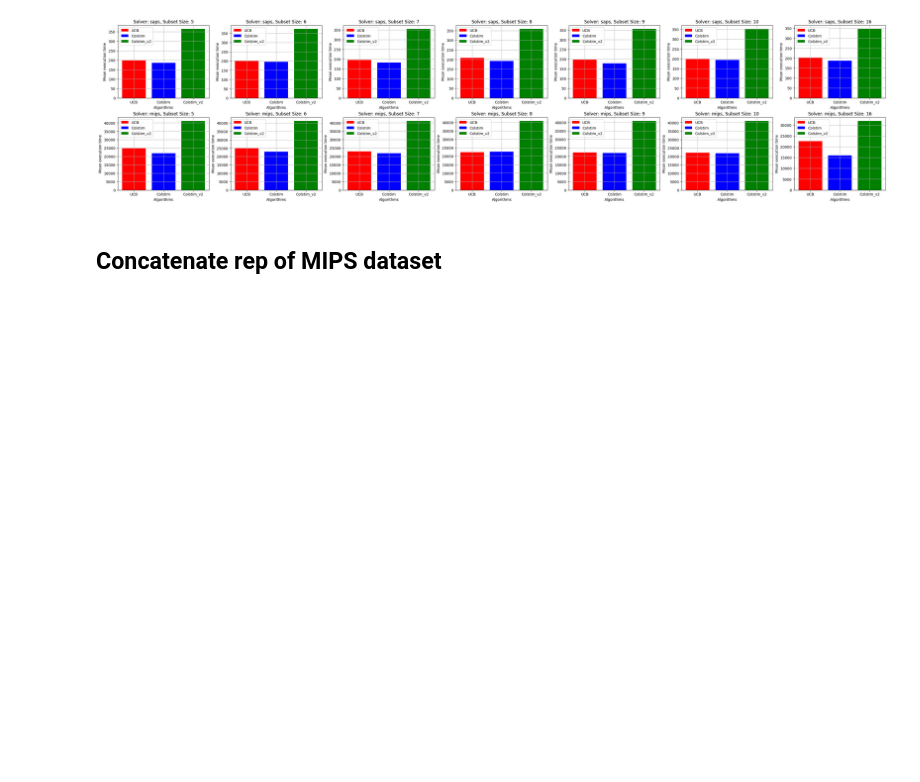
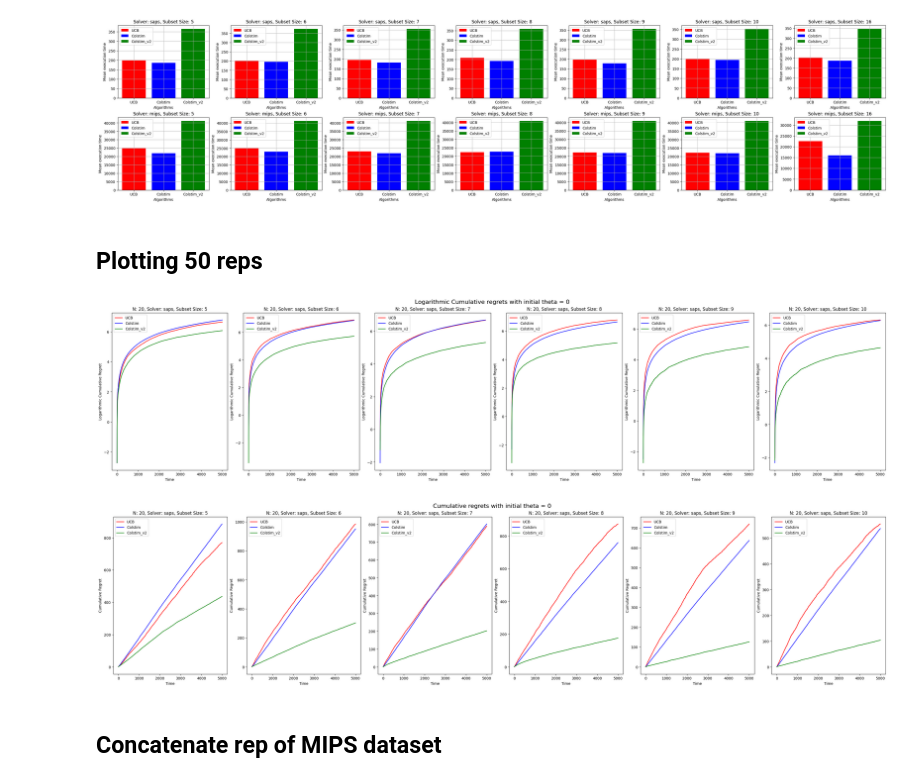
Before and after one commit to sshivam95/Multi-Dueling-Bandits, a Jupyter notebook: test.ipynb, the cells around one changed output. Cells and saved outputs as stored; diff of their text form; code cells hidden in the pictures; blank space fills up the shorter version.

Commit message:
Plot experiments for 50 reps

```diff
--- a/test.ipynb
+++ b/test.ipynb
@@ -229,6 +229,21 @@ directory = "Execution_times_results_theta0"
 plot_execution_times(algorithms, solvers, subset_size, colors, directory)
 # %% [output]
 [figure]
+# %% [markdown]
+## Plotting 50 reps
+# %%
+from algorithms import regret_minimizing_algorithms
+
+algorithms = [algorithm.__name__ for algorithm in regret_minimizing_algorithms]
+
+solvers = [Solver.SAPS.value]
+subset_size = [5, 6, 7, 8, 9, 10]
+colors = ["red", "blue", "green"]
+directory = "Regret_results_theta0_50"
+plot_regret_curves(algorithms, solvers, subset_size, colors, directory, theta_0=True, single_solver=True)
+# %% [output]
+[figure, added]
+[figure, added]
 # %% [markdown]
 ## Concatenate rep of MIPS dataset
 # %%
```
